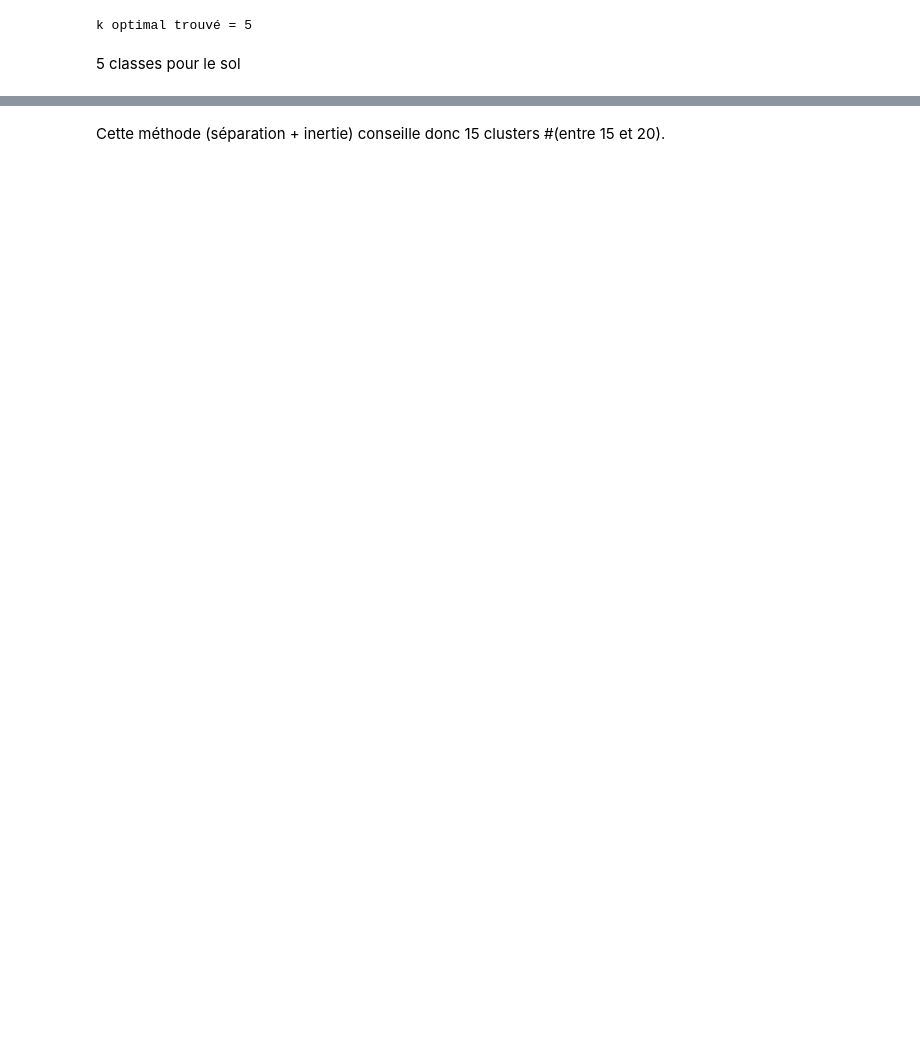
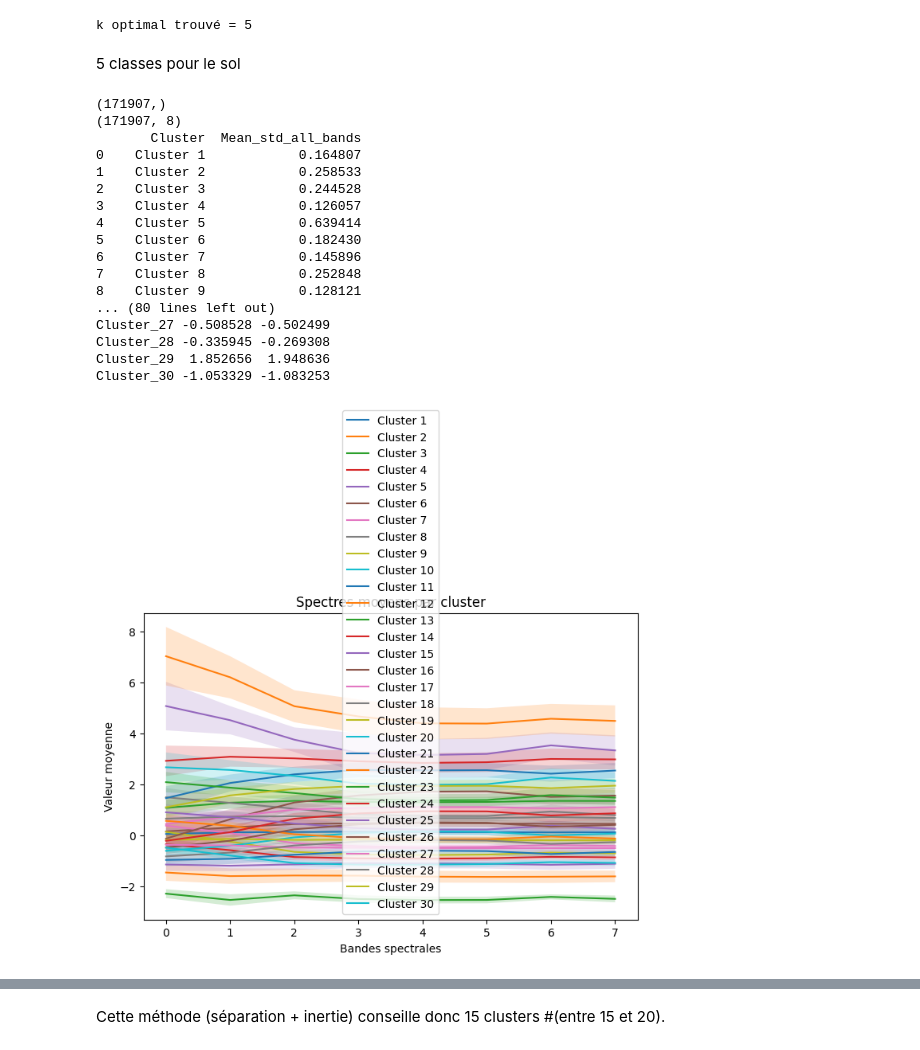
Before and after one commit to ArmanHosseini1/PIR-Rio-Tinto, a Jupyter notebook: SENTINEL-2/K-means.ipynb, the cells around one changed output, grey strips where cells are left out. Cells and saved outputs as stored; diff of their text form; code cells hidden in the pictures; blank space fills up the shorter version.

```diff
--- a/SENTINEL-2/K-means.ipynb
+++ b/SENTINEL-2/K-means.ipynb
@@ -470,6 +518,78 @@ Done
 k optimal trouvé = 5
 # %% [markdown]
 5 classes pour le sol
+# %%
+optimal_k = 30
+
+# --- 6) K-Means final avec k optimal ---
+kmeans_final = KMeans(n_clusters=optimal_k, random_state=42)
+labels = kmeans_final.fit_predict(X_scaled)
+print(labels.shape)
+print(soil_pixels.shape)
+
+# Calcul des moyennes par cluster
+mean_spectra = np.zeros((optimal_k, soil_pixels.shape[1]))
+std_spectra = np.zeros((optimal_k, soil_pixels.shape[1]))
+mean_std_per_cluster = np.zeros(optimal_k)
+
+for k in range(optimal_k):
+    cluster_pixels = X_scaled[labels == k]
+    mean_spectra[k] = cluster_pixels.mean(axis=0)
+    std_spectra[k]  = cluster_pixels.std(axis=0)
+    mean_std_per_cluster[k] = std_spectra[k].mean() # moyenne de l'écart-type sur toutes les bandes
+
+# Affichage sous forme de DataFrame
+df = pd.DataFrame({
+    'Cluster': [f'Cluster {i+1}' for i in range(optimal_k)],
+    'Mean_std_all_bands': mean_std_per_cluster
+})
+
+# Option : afficher sous forme de tableau avec pandas
+df_mean_spectra = pd.DataFrame(
+    mean_spectra,
+    columns=[f'Bande_{i+1}' for i in range(soil_pixels.shape[1])]
+)
+
+print(df)
+df_mean_spectra.index = [f'Cluster_{i+1}' for i in range(optimal_k)]
+
+print(df_mean_spectra)
+
+plt.figure(figsize=(8,5))
+bands = np.arange(l)
+
+for k in range(optimal_k):
+    plt.plot(mean_spectra[k], label=f'Cluster {k+1}')
+    plt.fill_between(
+        bands,
+        mean_spectra[k] - std_spectra[k],
+        mean_spectra[k] + std_spectra[k],
+        alpha=0.2
+    )
+plt.xlabel('Bandes spectrales')
+plt.ylabel('Valeur moyenne')
+plt.title('Spectres moyens par cluster')
+plt.legend()
+plt.show()
+# %% [output]
+(171907,)
+(171907, 8)
+       Cluster  Mean_std_all_bands
+0    Cluster 1            0.164807
+1    Cluster 2            0.258533
+2    Cluster 3            0.244528
+3    Cluster 4            0.126057
+4    Cluster 5            0.639414
+5    Cluster 6            0.182430
+6    Cluster 7            0.145896
+7    Cluster 8            0.252848
+8    Cluster 9            0.128121
+... (80 lines left out)
+Cluster_27 -0.508528 -0.502499
+Cluster_28 -0.335945 -0.269308
+Cluster_29  1.852656  1.948636
+Cluster_30 -1.053329 -1.083253
+[figure, added]
 # %%
 import matplotlib.colors as colors
 
```
Also changed, not shown: parts of 5 cells of this notebook, 1 other file.
